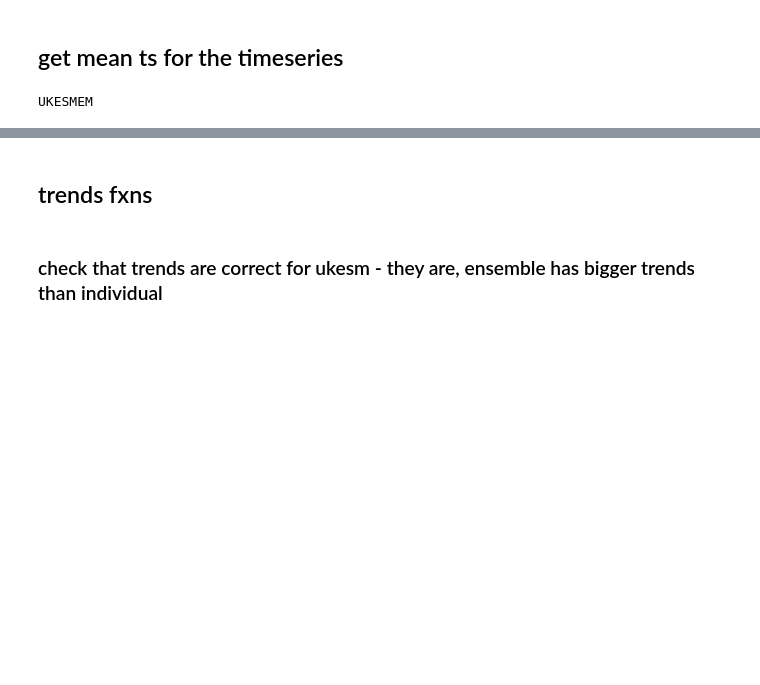
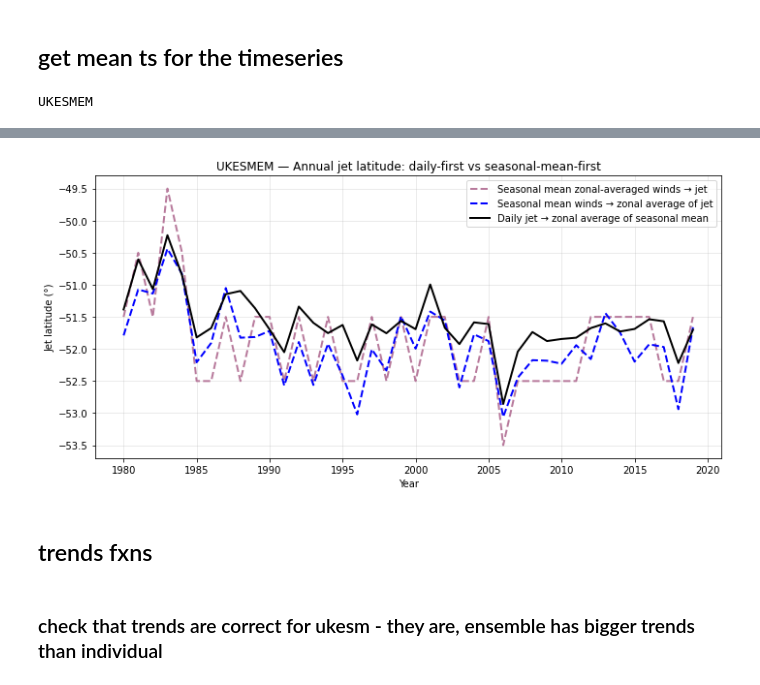
Before and after one commit to tjarnikova/windEval, a Jupyter notebook: plottingCode/F4_jet_position.ipynb, the cells around one changed output, grey strips where cells are left out. Cells and saved outputs as stored; diff of their text form; code cells hidden in the pictures; blank space fills up the shorter version.

```diff
--- a/plottingCode/F4_jet_position.ipynb
+++ b/plottingCode/F4_jet_position.ipynb
@@ -95,3 +193,33 @@ UKESMEM
+# %%
+import xarray as xr
+import matplotlib.pyplot as plt
+
+w  = xr.open_dataset('/gpfs/data/greenocean2/software/products/windsFromComponents/dailyStandard/intProc//UKESMEM_mnjet_seasfirst_FY.nc')
+w3  = xr.open_dataset('/gpfs/data/greenocean2/software/products/windsFromComponents/dailyStandard/intProc//UKESMEM_mnjet_seasfirstnolon_FY.nc')
+
+w2 = xr.open_dataset('/gpfs/data/greenocean2/software/products/windsFromComponents/dailyStandard/intProc//UKESMEM_mnjet_FY.nc')
+
+w_var  = w[list(w.data_vars)[0]]#.mean(dim='lon')
+w2_var = w2[list(w2.data_vars)[0]].mean(dim='lon')
+w3_var = w3[list(w3.data_vars)[0]].mean(dim='lon')
+
+yr_coord  = w_var.dims[0]
+yr_coord2 = w2_var.dims[0]
+yr_coord3 = w3_var.dims[0]
+
+fig, ax = plt.subplots(figsize=(10, 5))
+ax.plot(w_var[yr_coord],   w_var.values,  color='#B87A9C', linestyle='--', label='Seasonal mean zonal-averaged winds → jet', linewidth = 2)
+ax.plot(w3_var[yr_coord],   w3_var.values,  color='b', linestyle='--', label='Seasonal mean winds → zonal average of jet', linewidth = 2)
+ax.plot(w2_var[yr_coord2], w2_var.values, color='k',       label='Daily jet → zonal average of seasonal mean', linewidth = 2)
+ax.set_xlabel('Year')
+ax.set_ylabel('Jet latitude (°)')
+ax.set_title('UKESMEM — Annual jet latitude: daily-first vs seasonal-mean-first')
+ax.legend()
+ax.grid(alpha=0.3)
+plt.tight_layout()
+plt.show()
+# %% [output]
+[figure, added]
 # %% [markdown]
 ## trends fxns
 # %%
```
Also changed, not shown: parts of 3 cells of this notebook, 2 other files.
